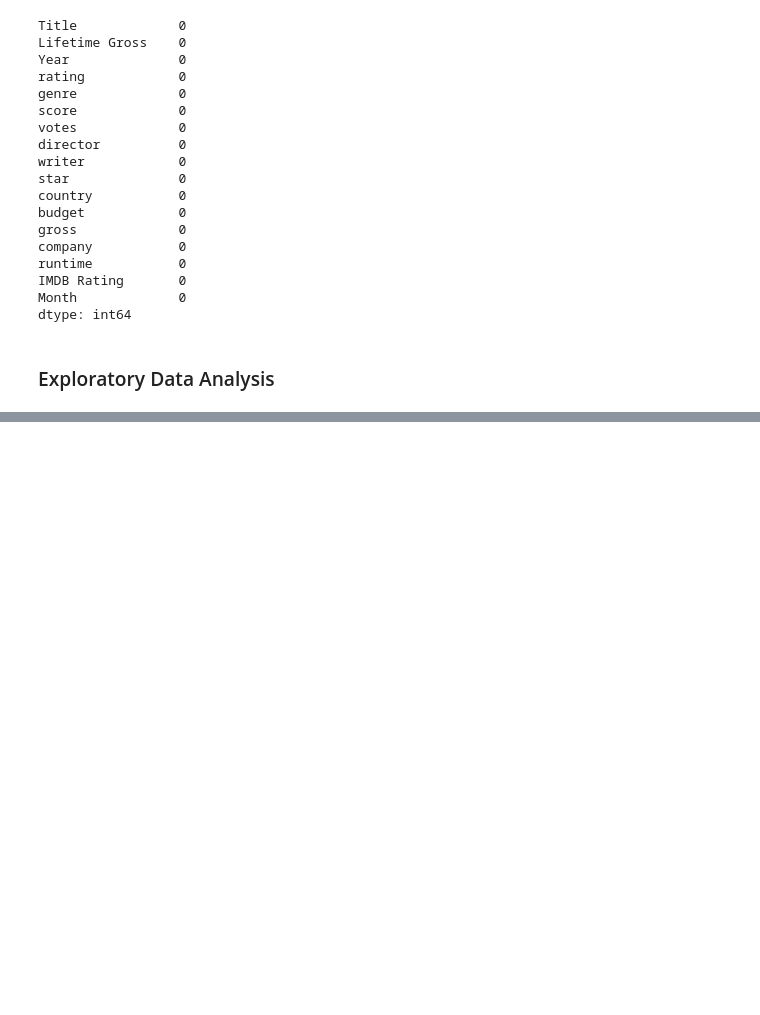
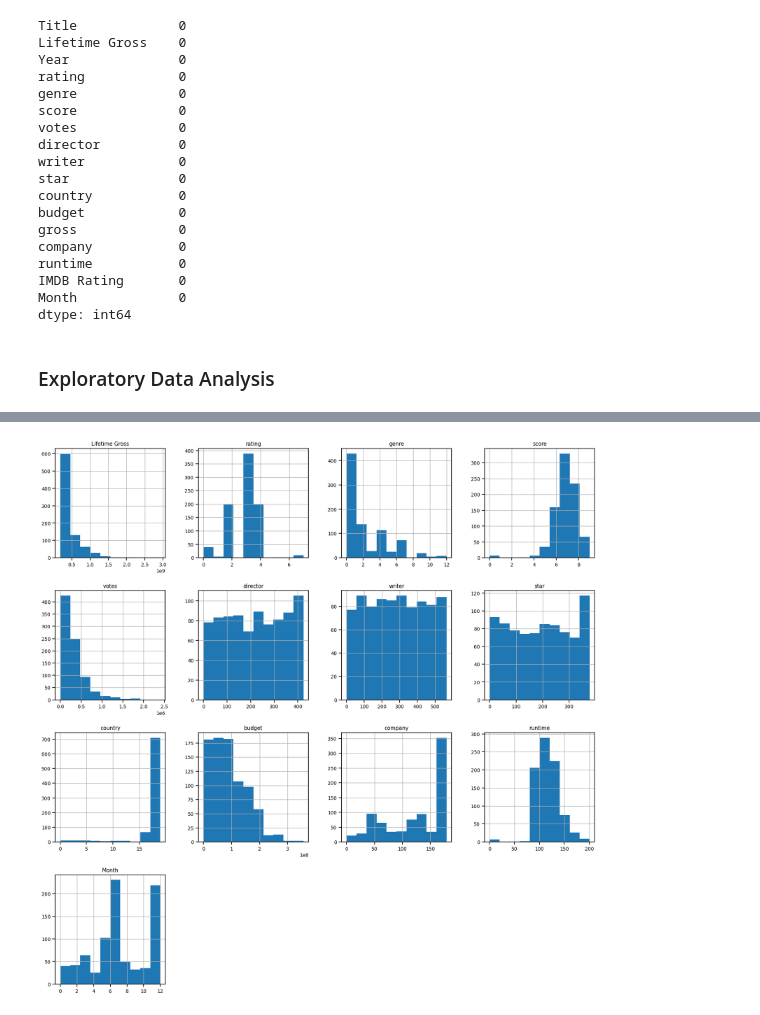
Before and after one commit to rhoyaki/PIC-16B-Final-Project, a Jupyter notebook: Movie Dataframe.ipynb, the cells around one changed output, grey strips where cells are left out. Drawn from its saved outputs; the diff is of its cells as text; code cells hidden in the pictures; blank space fills up the shorter version.

```diff
--- a/Movie Dataframe.ipynb
+++ b/Movie Dataframe.ipynb
@@ -330,0 +385,5 @@ p=unique_titles_df.hist(figsize=(20,20))
+# %%
+#plots the distributions
+p = df2.hist(figsize=(20,20))
+# %% [output]
+[figure, added]
```
Also changed, not shown: parts of 24 cells of this notebook.
